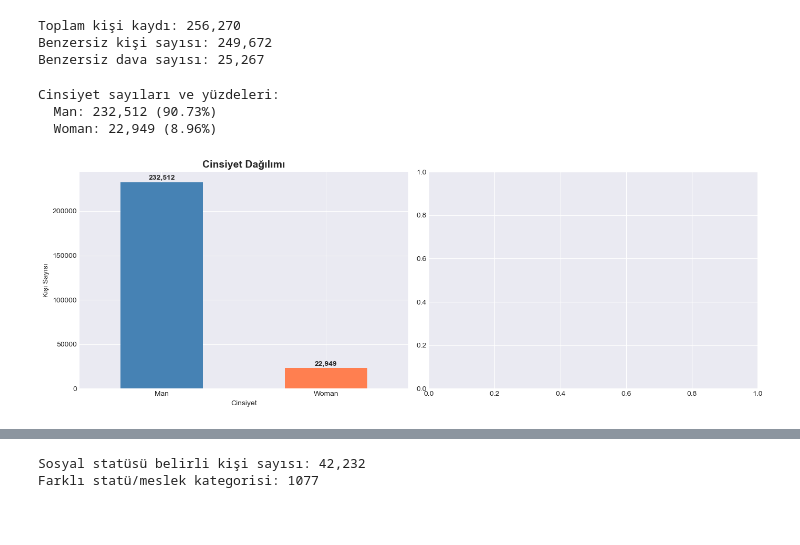
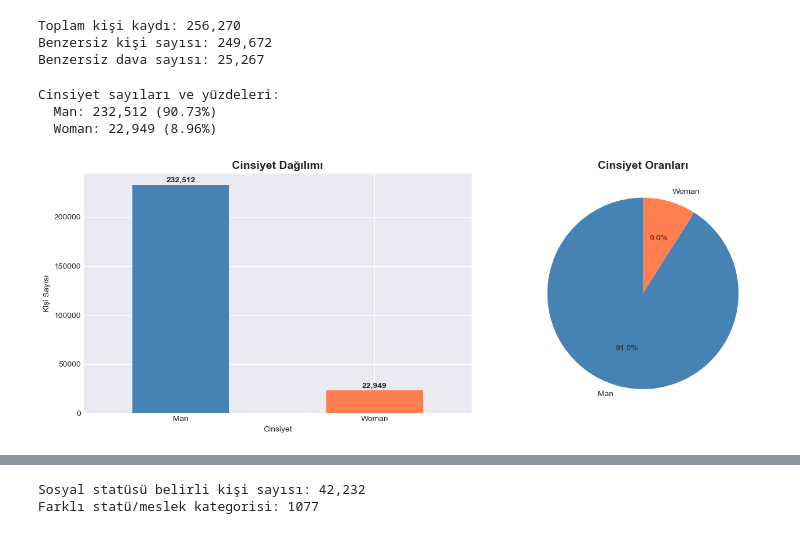
Before and after one commit to yuksekyusuf/Sufism-and-Urban-Religiosity, a Jupyter notebook: Izmir Yüksek Teknoloji Universitesi/İzmir Yüksek Teknoloji Üniversitesi - Ekim 10.ipynb, the cells around one changed output, grey strips where cells are left out. Drawn from its saved outputs; the diff is of its cells as text; code cells hidden in the pictures.

```diff
--- a/Izmir Yüksek Teknoloji Universitesi/İzmir Yüksek Teknoloji Üniversitesi - Ekim 10.ipynb
+++ b/Izmir Yüksek Teknoloji Universitesi/İzmir Yüksek Teknoloji Üniversitesi - Ekim 10.ipynb
@@ -130,12 +137,15 @@ import glob
 import pandas as pd
 
 # Sonuçlar klasörünün yolu
-path = os.path.join('..', 'results')  # notebooks klasöründen results klasörüne gider
+path = os.path.join('..', 'results')
 
 # Klasördeki tüm CSV dosyalarını al
 all_files = glob.glob(os.path.join(path, "*.csv"))
 
-print(f"{len(all_files)} CSV dosyası bulundu")
+# ⚠️ Birleştirilmiş dosyayı hariç tut (çünkü diğer dosyaların birleşimi)
+all_files = [f for f in all_files if 'birlestirilmis' not in os.path.basename(f).lower()]
+
+print(f"{len(all_files)} CSV dosyası bulundu (birleştirilmiş dosya hariç)")
 print("=" * 60)
 
 # Tek tek dataframe'leri saklayacak boş liste
@@ -154,4 +164,6 @@ for i, file in enumerate(all_files, 1):
 
     except Exception as e:
         print(f"❌ Hata - {os.path.basename(file)}: {e}")
+
+print(f"\nToplam {len(dfs)} dosya yüklendi")
 # %% [output]
@@ -175 +187,3 @@ for i, file in enumerate(all_files, 1):
+# %%
+combined_df = pd.concat(dfs, ignore_index=True)
 # %%
@@ -224,36 +281,36 @@ Benzersiz dava sayısı: 25,267
 # %%
 gender_counts = persons_df['gender'].value_counts()
 gender_pct = (gender_counts / len(persons_df) * 100).round(2)
 
 print("\nCinsiyet sayıları ve yüzdeleri:")
 for gender, count in gender_counts.items():
     pct = gender_pct[gender]
     print(f"  {gender}: {count:,} ({pct}%)")
 
 # Cinsiyet grafiği
 fig, axes = plt.subplots(1, 2, figsize=(14, 5))
 
 # Bar chart
 gender_counts.plot(kind='bar', ax=axes[0], color=['steelblue', 'coral'])
 axes[0].set_title('Cinsiyet Dağılımı', fontsize=14, fontweight='bold')
 axes[0].set_xlabel('Cinsiyet')
 axes[0].set_ylabel('Kişi Sayısı')
 axes[0].set_xticklabels(axes[0].get_xticklabels(), rotation=0)
 for i, v in enumerate(gender_counts):
     axes[0].text(i, v + 1000, f'{v:,}', ha='center', va='bottom', fontweight='bold')
 
 # Pie chart
-# axes[1].pie(gender_counts, labels=gender_counts.index, autopct='%1.1f%%',
-#             startangle=90, colors=['steelblue', 'coral'])
-# axes[1].set_title('Cinsiyet Oranları', fontsize=14, fontweight='bold')
+axes[1].pie(gender_counts, labels=gender_counts.index, autopct='%1.1f%%',
+            startangle=90, colors=['steelblue', 'coral'])
+axes[1].set_title('Cinsiyet Oranları', fontsize=14, fontweight='bold')
 
 plt.tight_layout()
 plt.show()
 # %% [output]
 Cinsiyet sayıları ve yüzdeleri:
   Man: 232,512 (90.73%)
   Woman: 22,949 (8.96%)
-[figure, old version]
+[figure, new version]
 # %%
 religion_counts = persons_df['religion_ethnicity'].value_counts()
 religion_pct = (religion_counts / len(persons_df) * 100).round(2)
```
Also changed, not shown: parts of 9 cells of this notebook, 18 other files.
